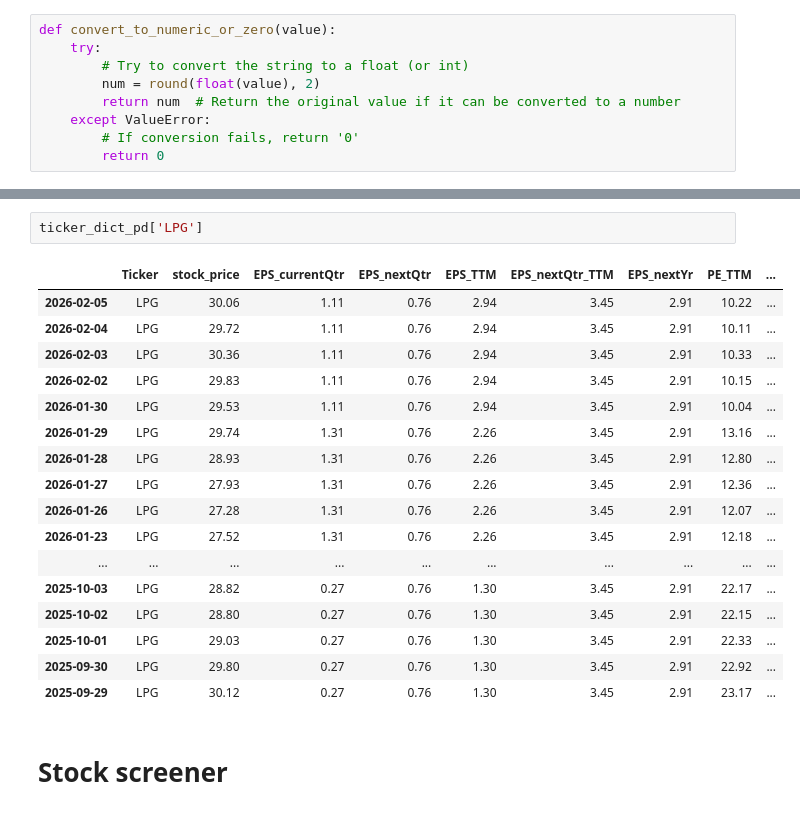
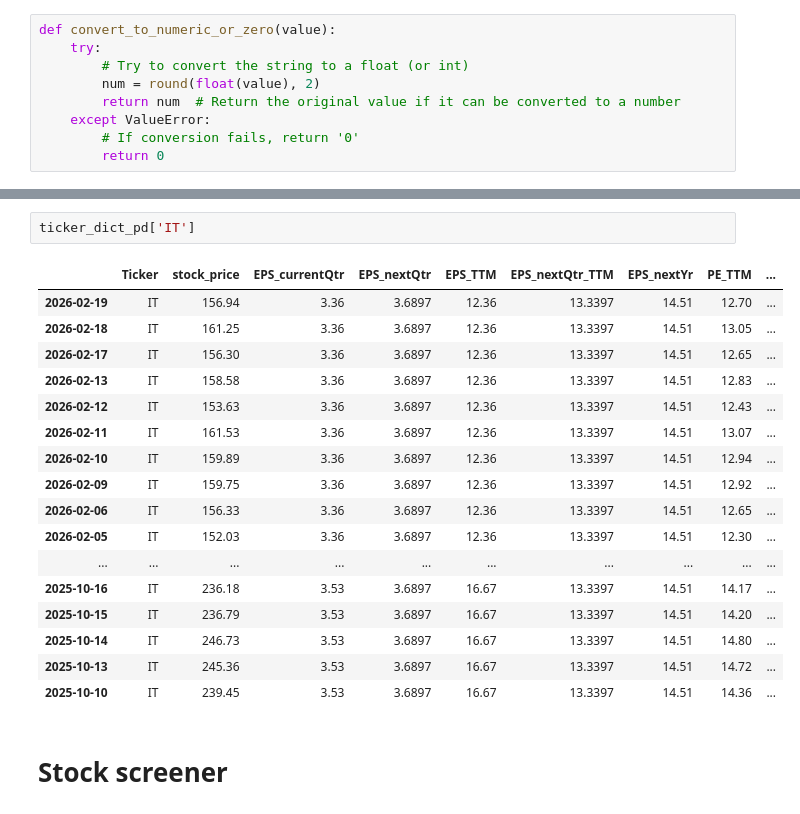
Before and after one commit to tangj310/Inv_equity, a Jupyter notebook: 03_PE_TTM_valuation/PE_TTM_valuation.ipynb, the cells around one changed output, grey strips where cells are left out. Cells and saved outputs as stored; diff of their text form.

```diff
--- a/03_PE_TTM_valuation/PE_TTM_valuation.ipynb
+++ b/03_PE_TTM_valuation/PE_TTM_valuation.ipynb
@@ -789,23 +775,23 @@ ticker_screen_df['Industry_PE_TTM_avg'] = round(ticker_screen_df['PE_TTM'].mean(
 # %%
-ticker_dict_pd['LPG']
+ticker_dict_pd['IT']
 # %% [output]
 |  | Ticker | stock_price | EPS_currentQtr | EPS_nextQtr | EPS_TTM | EPS_nextQtr_TTM | EPS_nextYr | PE_TTM | ... |
-| 2026-02-05 | LPG | 30.06 | 1.11 | 0.76 | 2.94 | 3.45 | 2.91 | 10.22 | ... |
-| 2026-02-04 | LPG | 29.72 | 1.11 | 0.76 | 2.94 | 3.45 | 2.91 | 10.11 | ... |
-| 2026-02-03 | LPG | 30.36 | 1.11 | 0.76 | 2.94 | 3.45 | 2.91 | 10.33 | ... |
-| 2026-02-02 | LPG | 29.83 | 1.11 | 0.76 | 2.94 | 3.45 | 2.91 | 10.15 | ... |
-| 2026-01-30 | LPG | 29.53 | 1.11 | 0.76 | 2.94 | 3.45 | 2.91 | 10.04 | ... |
-| 2026-01-29 | LPG | 29.74 | 1.31 | 0.76 | 2.26 | 3.45 | 2.91 | 13.16 | ... |
-| 2026-01-28 | LPG | 28.93 | 1.31 | 0.76 | 2.26 | 3.45 | 2.91 | 12.80 | ... |
-| 2026-01-27 | LPG | 27.93 | 1.31 | 0.76 | 2.26 | 3.45 | 2.91 | 12.36 | ... |
-| 2026-01-26 | LPG | 27.28 | 1.31 | 0.76 | 2.26 | 3.45 | 2.91 | 12.07 | ... |
-| 2026-01-23 | LPG | 27.52 | 1.31 | 0.76 | 2.26 | 3.45 | 2.91 | 12.18 | ... |
+| 2026-02-19 | IT | 156.94 | 3.36 | 3.6897 | 12.36 | 13.3397 | 14.51 | 12.70 | ... |
+| 2026-02-18 | IT | 161.25 | 3.36 | 3.6897 | 12.36 | 13.3397 | 14.51 | 13.05 | ... |
+| 2026-02-17 | IT | 156.30 | 3.36 | 3.6897 | 12.36 | 13.3397 | 14.51 | 12.65 | ... |
+| 2026-02-13 | IT | 158.58 | 3.36 | 3.6897 | 12.36 | 13.3397 | 14.51 | 12.83 | ... |
+| 2026-02-12 | IT | 153.63 | 3.36 | 3.6897 | 12.36 | 13.3397 | 14.51 | 12.43 | ... |
+| 2026-02-11 | IT | 161.53 | 3.36 | 3.6897 | 12.36 | 13.3397 | 14.51 | 13.07 | ... |
+| 2026-02-10 | IT | 159.89 | 3.36 | 3.6897 | 12.36 | 13.3397 | 14.51 | 12.94 | ... |
+| 2026-02-09 | IT | 159.75 | 3.36 | 3.6897 | 12.36 | 13.3397 | 14.51 | 12.92 | ... |
+| 2026-02-06 | IT | 156.33 | 3.36 | 3.6897 | 12.36 | 13.3397 | 14.51 | 12.65 | ... |
+| 2026-02-05 | IT | 152.03 | 3.36 | 3.6897 | 12.36 | 13.3397 | 14.51 | 12.30 | ... |
 | ... | ... | ... | ... | ... | ... | ... | ... | ... | ... |
-| 2025-10-03 | LPG | 28.82 | 0.27 | 0.76 | 1.30 | 3.45 | 2.91 | 22.17 | ... |
-| 2025-10-02 | LPG | 28.80 | 0.27 | 0.76 | 1.30 | 3.45 | 2.91 | 22.15 | ... |
-| 2025-10-01 | LPG | 29.03 | 0.27 | 0.76 | 1.30 | 3.45 | 2.91 | 22.33 | ... |
-| 2025-09-30 | LPG | 29.80 | 0.27 | 0.76 | 1.30 | 3.45 | 2.91 | 22.92 | ... |
-| 2025-09-29 | LPG | 30.12 | 0.27 | 0.76 | 1.30 | 3.45 | 2.91 | 23.17 | ... |
+| 2025-10-16 | IT | 236.18 | 3.53 | 3.6897 | 16.67 | 13.3397 | 14.51 | 14.17 | ... |
+| 2025-10-15 | IT | 236.79 | 3.53 | 3.6897 | 16.67 | 13.3397 | 14.51 | 14.20 | ... |
+| 2025-10-14 | IT | 246.73 | 3.53 | 3.6897 | 16.67 | 13.3397 | 14.51 | 14.80 | ... |
+| 2025-10-13 | IT | 245.36 | 3.53 | 3.6897 | 16.67 | 13.3397 | 14.51 | 14.72 | ... |
+| 2025-10-10 | IT | 239.45 | 3.53 | 3.6897 | 16.67 | 13.3397 | 14.51 | 14.36 | ... |
 # %% [markdown]
 # Stock screener
 # %%
```
Also changed, not shown: parts of 10 cells of this notebook.
